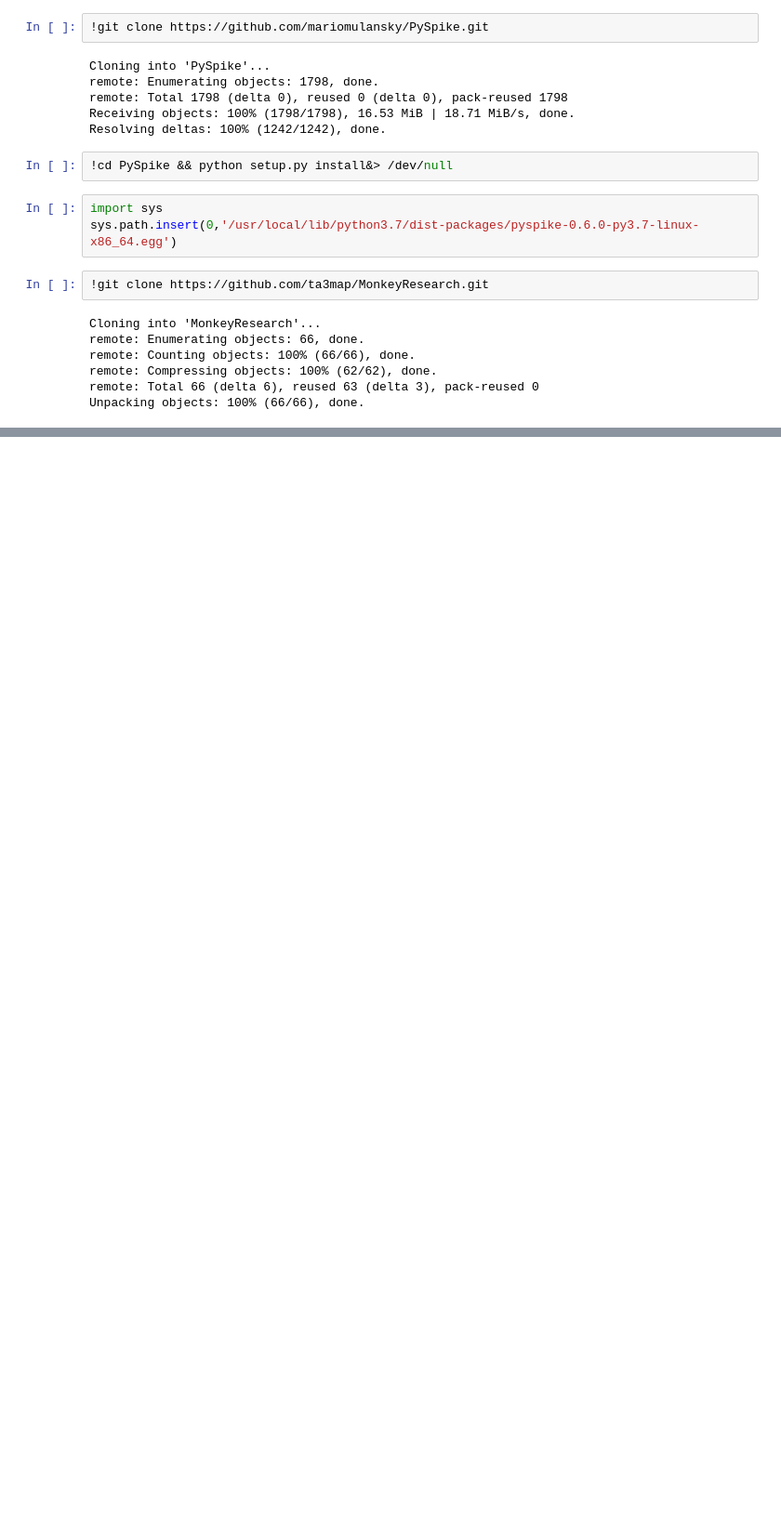
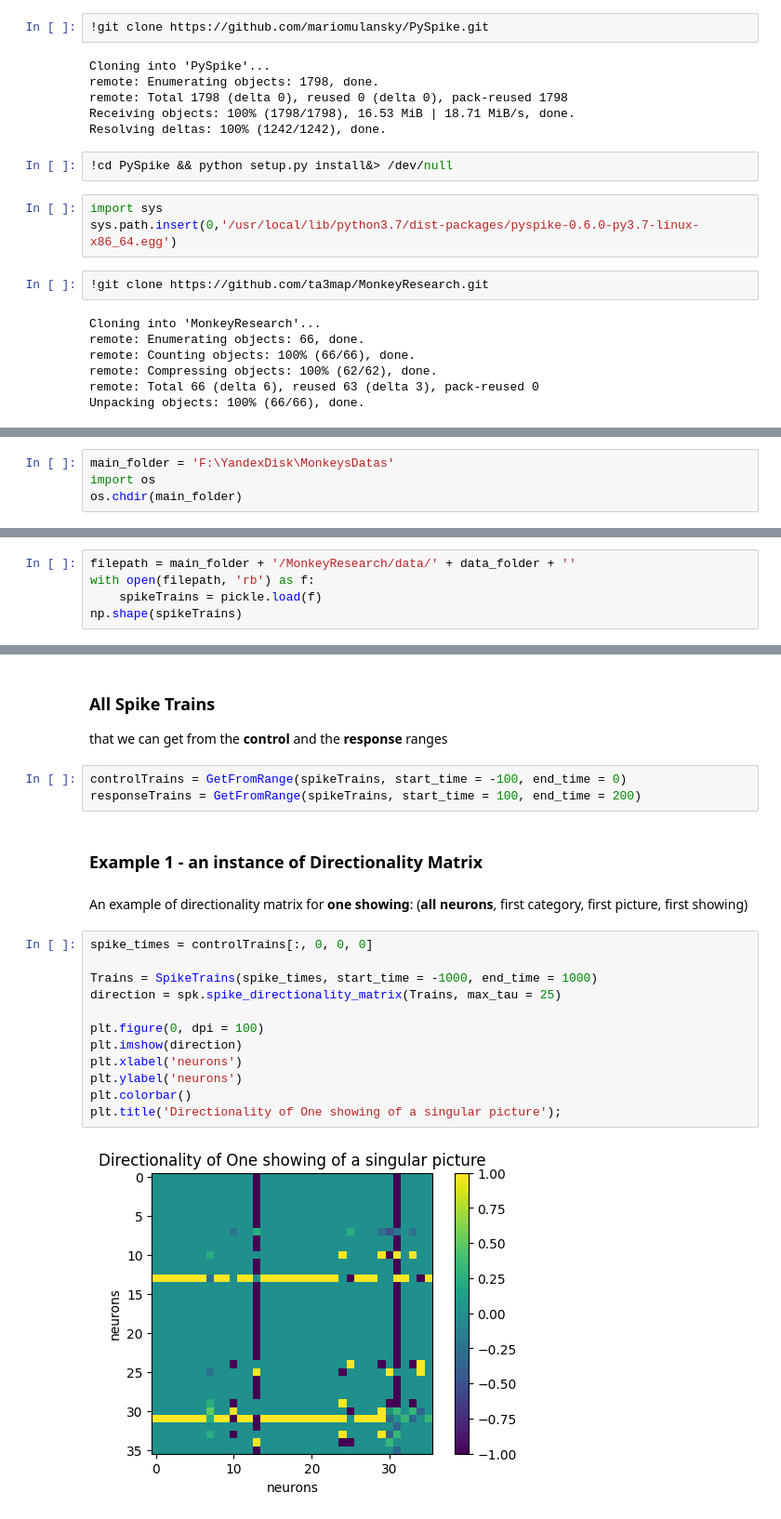
Before and after one commit to ta3map/MonkeyResearch, a Jupyter notebook: MonkeyResearch.ipynb, the cells around one changed output, grey strips where cells are left out. Shown at 93% size. Drawn from its saved outputs; the diff is of its cells as text; blank space fills up the shorter version.

```diff
--- a/MonkeyResearch.ipynb
+++ b/MonkeyResearch.ipynb
@@ -24,0 +30,4 @@ Unpacking objects: 100% (66/66), done.
+# %%
+main_folder = 'F:\YandexDisk\MonkeysDatas'
+import os
+os.chdir(main_folder)
@@ -56,0 +76,5 @@ neurons_number = len(protocol)
+# %%
+filepath = main_folder + '/MonkeyResearch/data/' + data_folder + ''
+with open(filepath, 'rb') as f:
+    spikeTrains = pickle.load(f)
+np.shape(spikeTrains)
@@ -56,0 +140,25 @@ neurons_number = len(protocol)
+# %% [markdown]
+### All Spike Trains
+that we can get from the **control** and the **response** ranges
+# %%
+controlTrains = GetFromRange(spikeTrains, start_time = -100, end_time = 0)
+responseTrains = GetFromRange(spikeTrains, start_time = 100, end_time = 200)
+# %% [markdown]
+### Example 1 - an instance of Directionality Matrix
+# %% [markdown]
+An example of directionality matrix for **one showing**:
+(**all neurons**, first category, first picture, first showing)
+# %%
+spike_times = controlTrains[:, 0, 0, 0]
+
+Trains = SpikeTrains(spike_times, start_time = -1000, end_time = 1000)
+direction = spk.spike_directionality_matrix(Trains, max_tau = 25)
+
+plt.figure(0, dpi = 100)
+plt.imshow(direction)
+plt.xlabel('neurons')
+plt.ylabel('neurons')
+plt.colorbar()
+plt.title('Directionality of One showing of a singular picture');
+# %% [output]
+[figure, added]
```
Also changed, not shown: parts of 25 cells of this notebook, 6 other files.
